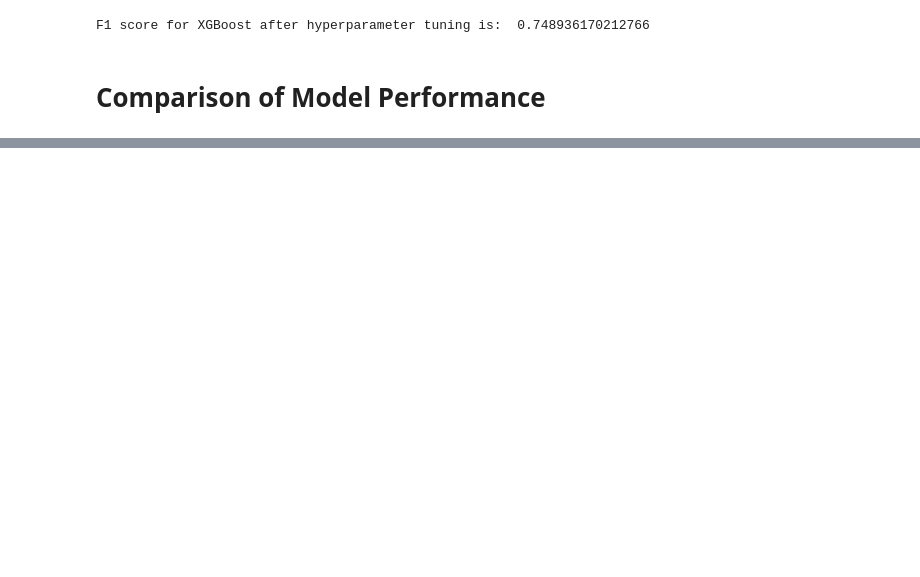
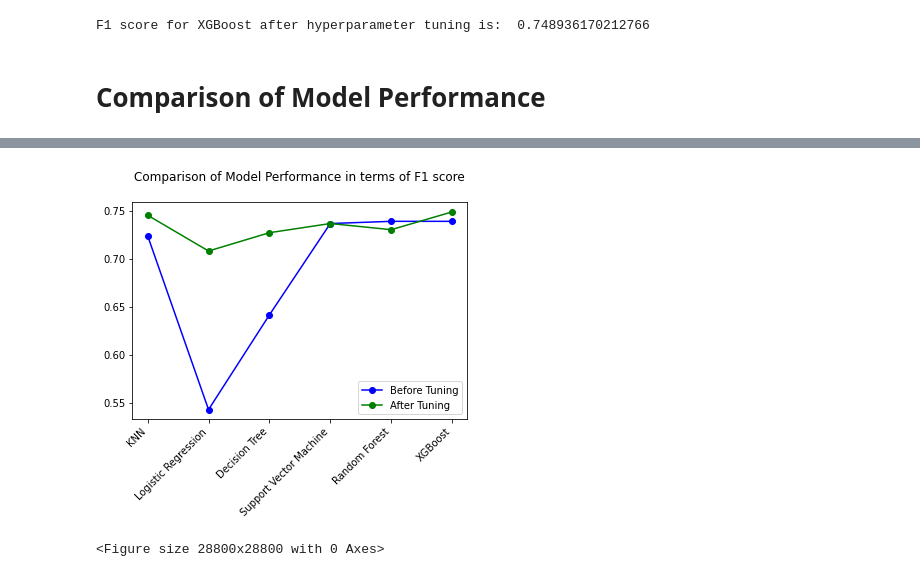
Before and after one commit to aakanshadalmia/Credit-Card-Fraud-Detection, a Jupyter notebook: Credit_Card_Fraud_Detection.ipynb, the cells around one changed output, grey strips where cells are left out. Saved outputs shown, nothing was run; the diff lists cells and outputs as text; code cells hidden in the pictures; blank space fills up the shorter version.

```diff
--- a/Credit_Card_Fraud_Detection.ipynb
+++ b/Credit_Card_Fraud_Detection.ipynb
@@ -472 +472,19 @@ df
 | 5 | Logistic Regression | 0.542714 | 0.708171 |
+# %%
+import matplotlib.pyplot as plt
+
+ax = plt.subplot()
+
+plt.title("Comparison of Model Performance in terms of F1 score\n")
+
+p1 = plt.plot(df_perf['Model'], df_perf['F1 score before Tuning'], marker = "o", c = 'b', label = "Before Tuning")
+plt.plot(df_perf['Model'], df_perf['F1 score after Tuning'], marker = "o", c = 'g', label = "After Tuning")
+
+plt.figure(figsize=(400,400))
+plt.setp(ax.get_xticklabels(),rotation = 45, ha = 'right')
+ax.legend()
+
+plt.show()
+# %% [output]
+[figure, added]
+<Figure size 28800x28800 with 0 Axes>
```
Also changed, not shown: parts of 7 cells of this notebook.
